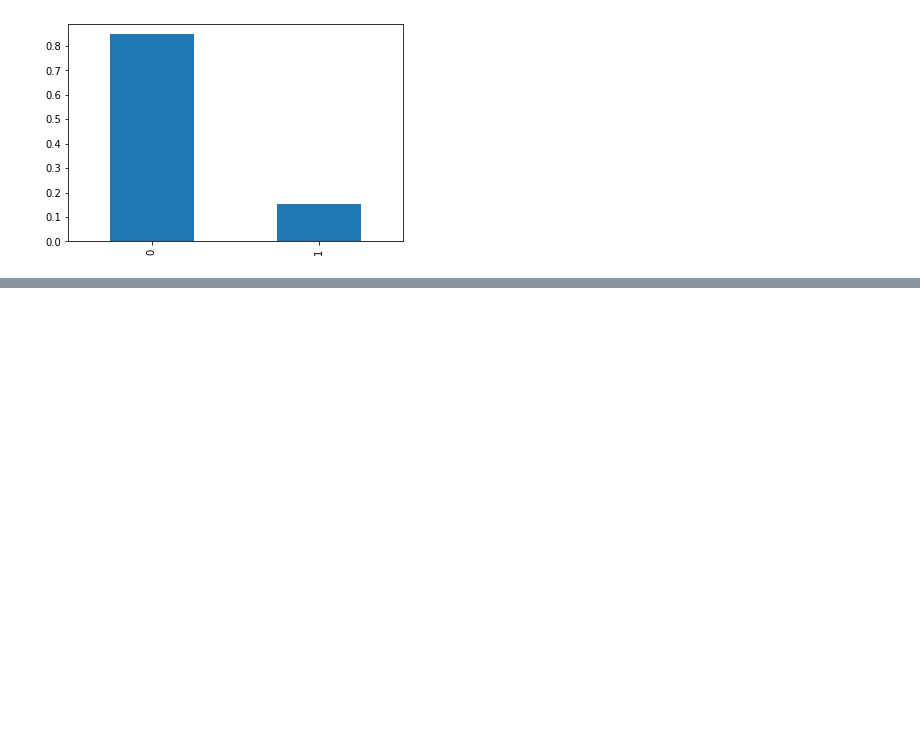
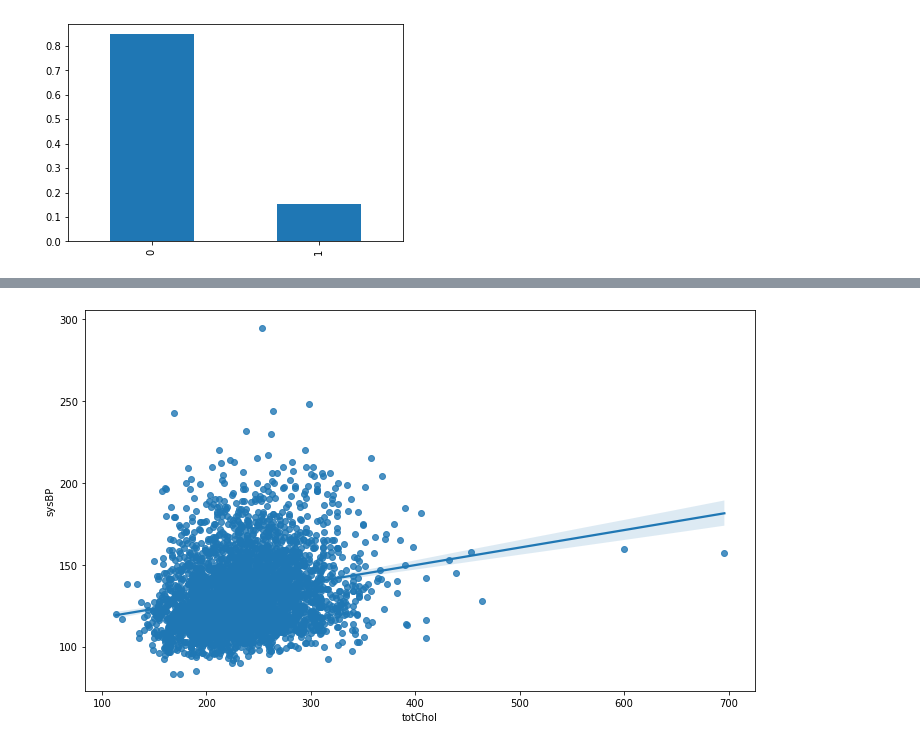
Before and after one commit to dine18/Dissertation-Project, a Jupyter notebook: HDP/HDPML.ipynb, the cells around one changed output, grey strips where cells are left out. Cells and saved outputs as stored; diff of their text form; code cells hidden in the pictures; blank space fills up the shorter version.

```diff
--- a/HDP/HDPML.ipynb
+++ b/HDP/HDPML.ipynb
@@ -231,0 +283,6 @@ plt.show()
+# %%
+plt.figure(figsize=(12,7))
+sns.regplot(data=df_fhs, y='sysBP', x='totChol')
+plt.show()
+# %% [output]
+[figure, added]
```
Also changed, not shown: parts of 14 cells of this notebook.
